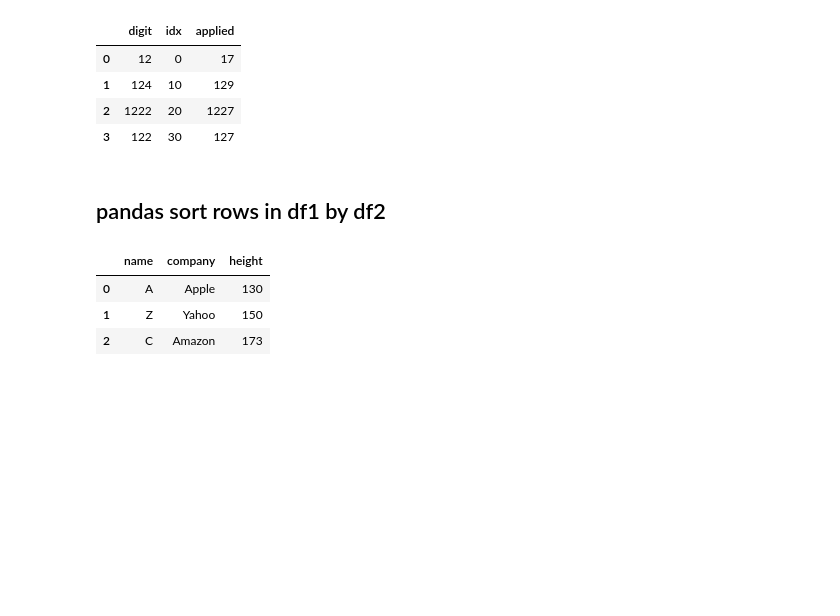
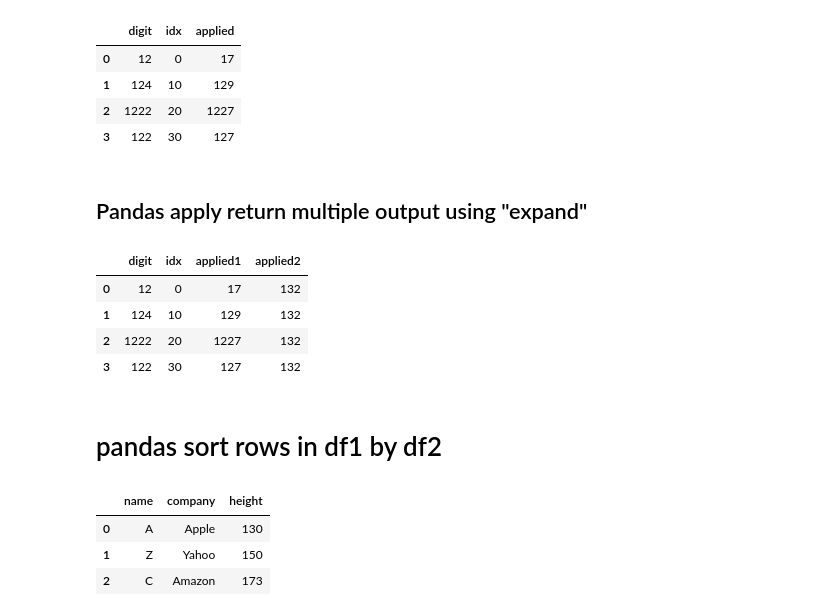
Before and after one commit to davidov312/cheat_sheets, a Jupyter notebook: pandas_cheat_sheet.ipynb, the cells around one changed output. Saved outputs shown, nothing was run; the diff lists cells and outputs as text; code cells hidden in the pictures; blank space fills up the shorter version.

```diff
--- a/pandas_cheat_sheet.ipynb
+++ b/pandas_cheat_sheet.ipynb
@@ -45,0 +94,6 @@ Name: 3, dtype: float64
+# %%
+import pandas as pd
+df  = pd.DataFrame(columns = ['digit', 'idx', 'num'])
+df.loc[0] = [0,1,2]
+df.loc[0, ['idx', 'num']] = [4,5]
+df
@@ -45,0 +105,4 @@ Name: 3, dtype: float64
+# %%
+x = df.loc[0]
+x.loc[['idx', 'num']] = [4,5]
+x
@@ -129,8 +219,24 @@ df
 | 1 | 124 | 10 | 129 |
 | 2 | 1222 | 20 | 1227 |
 | 3 | 122 | 30 | 127 |
+# %% [markdown]
+## Pandas apply return multiple output using "expand"
+# %%
+import pandas as pd
+df  = pd.DataFrame(columns = ['digit', 'idx'])
+df.digit = [12, 124, 1222, 122]
+df.idx = [0, 10, 20, 30]
+
+df[['applied1', 'applied2']] = df.apply(lambda x: [x['digit'] + 5, 132], axis=1, result_type='expand')
+df
+# %% [output]
+|  | digit | idx | applied1 | applied2 |
+| 0 | 12 | 0 | 17 | 132 |
+| 1 | 124 | 10 | 129 | 132 |
+| 2 | 1222 | 20 | 1227 | 132 |
+| 3 | 122 | 30 | 127 | 132 |
 # %% [markdown]
-## pandas sort rows in df1 by df2
+# pandas sort rows in df1 by df2
 # %%
 df1 = pd.DataFrame({'name' : ['A', 'Z','C'],
                    'company' : ['Apple', 'Yahoo','Amazon'],
```
Also changed, not shown: parts of 67 cells of this notebook, 6 other files.
